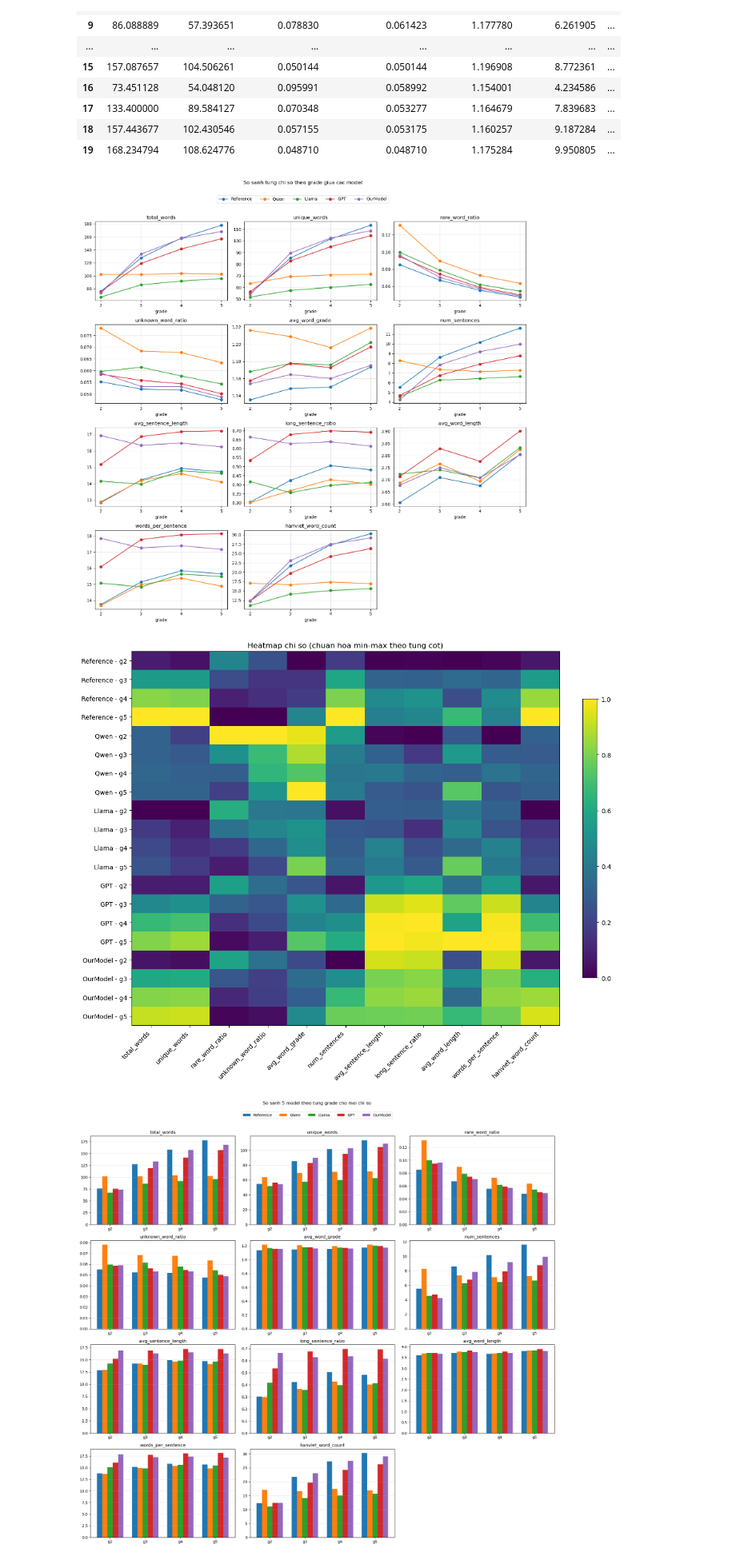
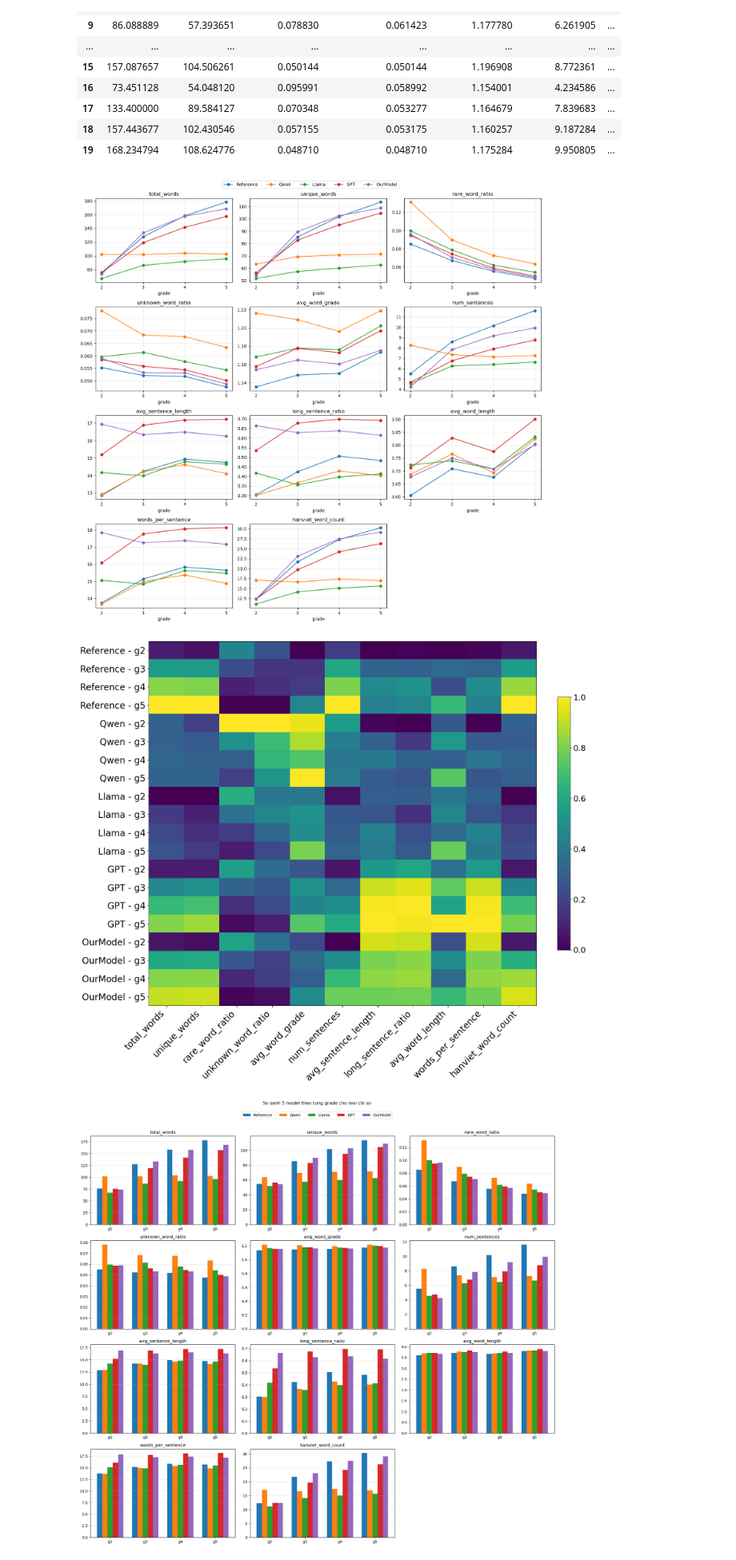
Before and after one commit to Biuuu2309/Reading-summary-project-combining-LLMs-MAS-and-React-SpringBoot-technologies, a Jupyter notebook: Source/ai/Summary_Pre_Data/Dien Giai/Program.ipynb, the cells around one changed output. Shown at 80% size. Drawn from its saved outputs; the diff is of its cells as text; code cells hidden in the pictures.

```diff
--- a/Source/ai/Summary_Pre_Data/Dien Giai/Program.ipynb
+++ b/Source/ai/Summary_Pre_Data/Dien Giai/Program.ipynb
@@ -2270,6 +2270,37 @@ summary
 | 18 | 157.443677 | 102.430546 | 0.057155 | 0.053175 | 1.160257 | 9.187284 | ... |
 | 19 | 168.234794 | 108.624776 | 0.048710 | 0.048710 | 1.175284 | 9.950805 | ... |
 # %%
+import pandas as pd
+
+df1 = pd.read_excel(r"E:\Project_NguyenMinhVu_2211110063\Source\datasets\datatest\abs\datatest_main_score_dif_ref.xlsx")
+df2 = pd.read_excel(r"E:\Project_NguyenMinhVu_2211110063\Source\datasets\datatest\abs\datatest_main_score_dif_qwen.xlsx")
+df3 = pd.read_excel(r"E:\Project_NguyenMinhVu_2211110063\Source\datasets\datatest\abs\datatest_main_score_dif_llama.xlsx")
+df4 = pd.read_excel(r"E:\Project_NguyenMinhVu_2211110063\Source\datasets\datatest\abs\datatest_main_score_dif_gpt.xlsx")
+df5 = pd.read_excel(r"E:\Project_NguyenMinhVu_2211110063\Source\datasets\datatest\abs\datatest_main_score_dif_mymodel.xlsx")
+
+cols = ["total_words", "unique_words", "rare_word_ratio", "unknown_word_ratio",
+        "avg_word_grade", "num_sentences", "avg_sentence_length",
+        "long_sentence_ratio", "avg_word_length", "words_per_sentence",
+        "hanviet_word_count"]
+
+
+import matplotlib.pyplot as plt
+import numpy as np
+
+model_names = {"df1": "Reference", "df2": "Qwen", "df3": "Llama", "df4": "GPT", "df5": "OurModel"}
+dfs = {"df1": df1, "df2": df2, "df3": df3, "df4": df4, "df5": df5}
+grades = [2, 3, 4, 5]
+
+records = []
+for key, df in dfs.items():
+    for g in grades:
+        m = df.loc[df["grade"] == g, cols].mean()
+        m["model"] = model_names[key]
+        m["grade"] = g
+        records.append(m)
+summary = pd.DataFrame(records)
+summary
+
 n = len(cols)
 ncols = 3
 nrows = int(np.ceil(n / ncols))
@@ -2294,25 +2325,25 @@ fig.legend(handles, labels, loc="upper center", ncol=5, bbox_to_anchor=(0.5, 1.0
 plt.tight_layout()
 plt.show()
 # %% [output]
-[figure, old version]
+[figure, new version]
 # %%
 norm = summary.copy()
 norm[cols] = (norm[cols] - norm[cols].min()) / (norm[cols].max() - norm[cols].min())
 norm["label"] = norm["model"] + " - g" + norm["grade"].astype(str)
 
 mat = norm.set_index("label")[cols]
-fig, ax = plt.subplots(figsize=(12, 10))
+fig, ax = plt.subplots(figsize=(16, 14))
 im = ax.imshow(mat.values, aspect="auto", cmap="viridis")
 ax.set_xticks(range(len(cols)))
-ax.set_xticklabels(cols, rotation=45, ha="right")
+ax.set_xticklabels(cols, rotation=45, ha="right", fontsize=20)
 ax.set_yticks(range(len(mat.index)))
-ax.set_yticklabels(mat.index)
-ax.set_title("Heatmap chi so (chuan hoa min-max theo tung cot)")
-fig.colorbar(im, ax=ax, fraction=0.03)
+ax.set_yticklabels(mat.index, fontsize=20)
+cbar = fig.colorbar(im, ax=ax, fraction=0.03)
+cbar.ax.tick_params(labelsize=18)
 plt.tight_layout()
 plt.show()
 # %% [output]
-[figure, old version]
+[figure, new version]
 # %%
 names = list(model_names.values())
 x = np.arange(len(grades))
```
Also changed, not shown: parts of 1 cell of this notebook, 3 other files.
